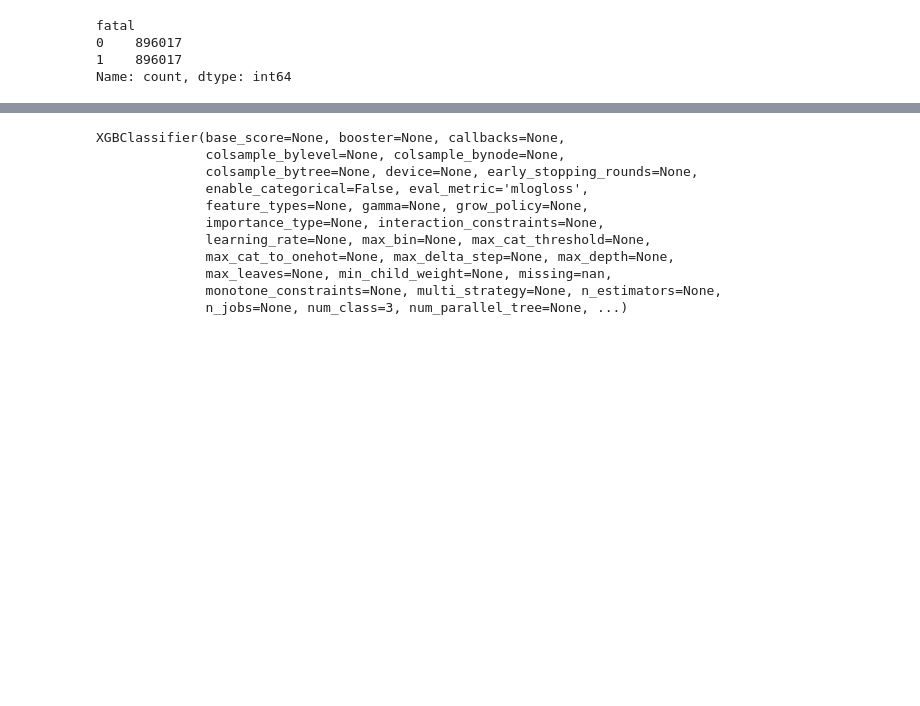
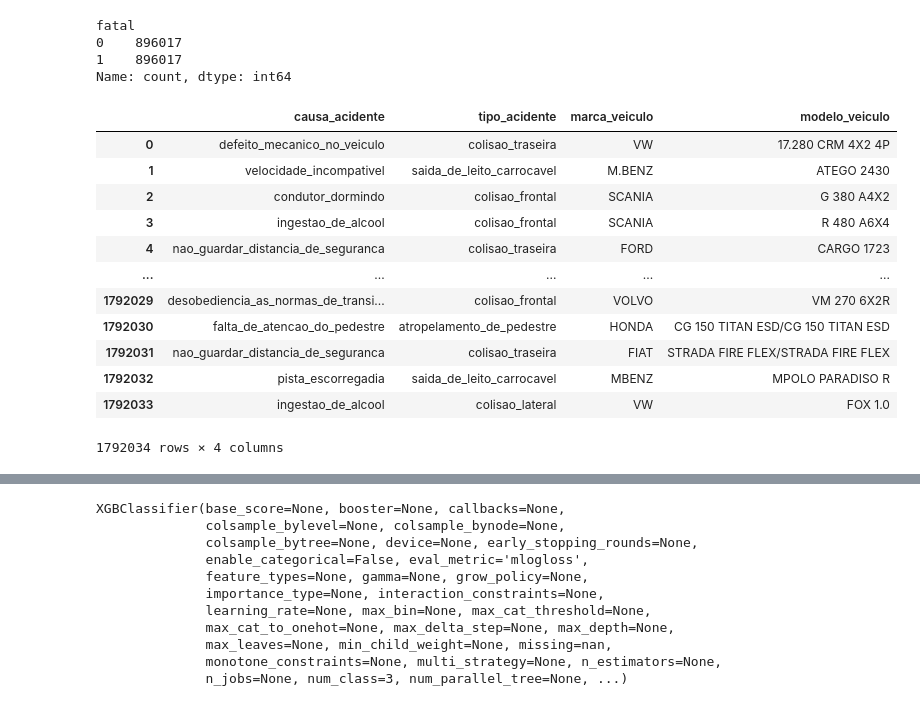
Before and after one commit to rrodffer/tcc-rodffer-veiculos, a Jupyter notebook: xgboost.ipynb, the cells around one changed output, grey strips where cells are left out. Drawn from its saved outputs; the diff is of its cells as text; code cells hidden in the pictures; blank space fills up the shorter version.

```diff
--- a/xgboost.ipynb
+++ b/xgboost.ipynb
@@ -121,3 +137,19 @@ fatal
 0    896017
 1    896017
 Name: count, dtype: int64
+# %%
+X_resampled.select_dtypes(include=["object"])
+# %% [output]
+|  | causa_acidente | tipo_acidente | marca_veiculo | modelo_veiculo |
+| 0 | defeito_mecanico_no_veiculo | colisao_traseira | VW | 17.280 CRM 4X2 4P |
+| 1 | velocidade_incompativel | saida_de_leito_carrocavel | M.BENZ | ATEGO 2430 |
+| 2 | condutor_dormindo | colisao_frontal | SCANIA | G 380 A4X2 |
+| 3 | ingestao_de_alcool | colisao_frontal | SCANIA | R 480 A6X4 |
+| 4 | nao_guardar_distancia_de_seguranca | colisao_traseira | FORD | CARGO 1723 |
+| ... | ... | ... | ... | ... |
+| 1792029 | desobediencia_as_normas_de_transi... | colisao_frontal | VOLVO | VM 270 6X2R |
+| 1792030 | falta_de_atencao_do_pedestre | atropelamento_de_pedestre | HONDA | CG 150 TITAN ESD/CG 150 TITAN ESD |
+| 1792031 | nao_guardar_distancia_de_seguranca | colisao_traseira | FIAT | STRADA FIRE FLEX/STRADA FIRE FLEX |
+| 1792032 | pista_escorregadia | saida_de_leito_carrocavel | MBENZ | MPOLO PARADISO R |
+| 1792033 | ingestao_de_alcool | colisao_lateral | VW | FOX 1.0 |
+1792034 rows × 4 columns
```
Also changed, not shown: parts of 13 cells of this notebook, 13 other files.
